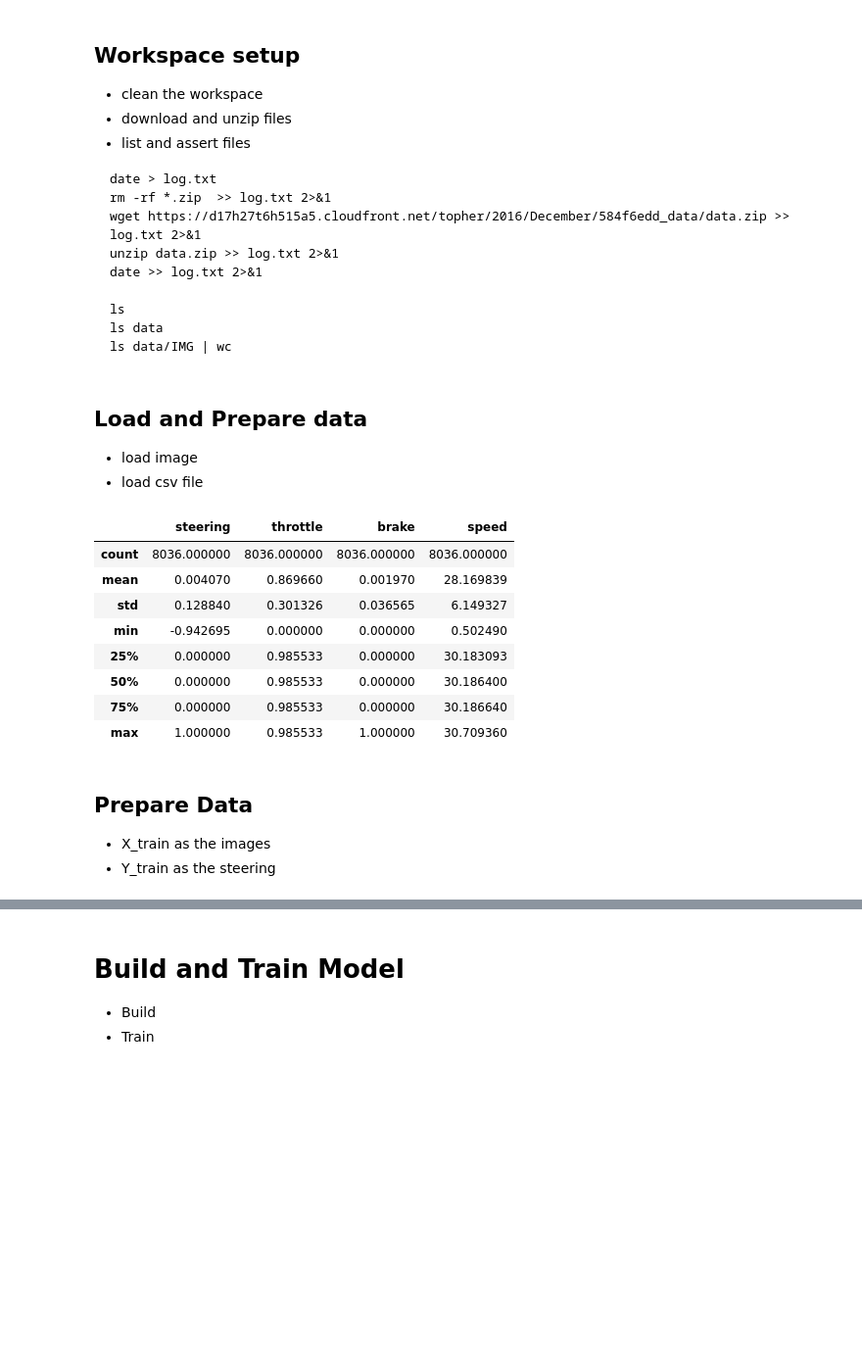
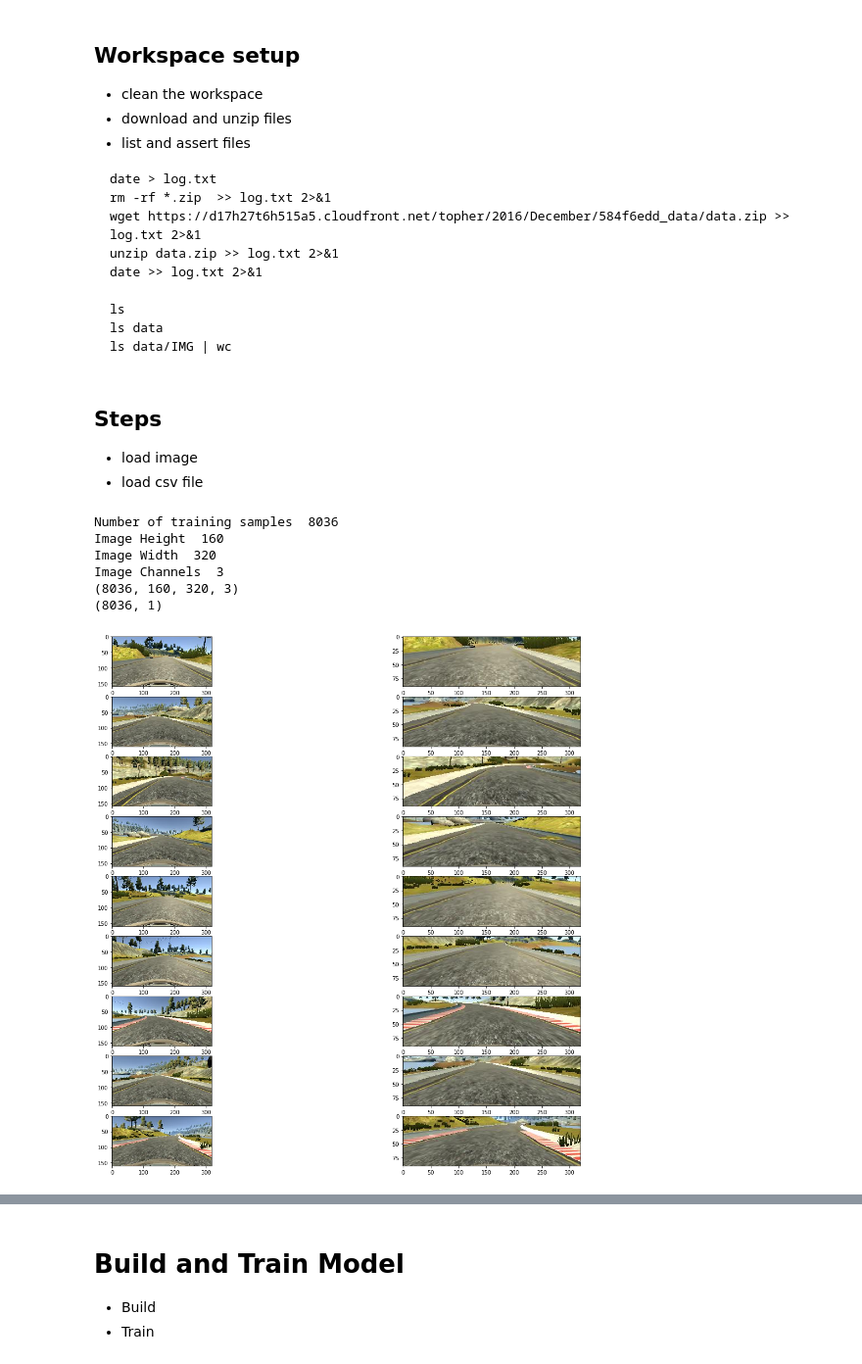
Before and after one commit to kmanicka/CarND-Behavioral-Cloning-P3, a Jupyter notebook: ModelV5.ipynb, the cells around one changed output, grey strips where cells are left out. Shown at 98% size. Drawn from its saved outputs; the diff is of its cells as text; code cells hidden in the pictures; blank space fills up the shorter version.

Commit message:
data generator done

````diff
--- a/ModelV5.ipynb
+++ b/ModelV5.ipynb
@@ -44,7 +44,7 @@ ls data
 ls data/IMG | wc
 ```
 # %% [markdown]
-## Load and Prepare data
+## Steps
 
 * load image
 * load csv file
@@ -56,8 +56,8 @@ from skimage.io import imread_collection
 %matplotlib inline
 
 
-images_raw = imread_collection('../data/IMG/center*',conserve_memory=True)
-driving_log=pd.read_csv('../data/driving_log.csv', sep=',')
+images_raw = imread_collection('data/IMG/center*',conserve_memory=True)
+driving_log=pd.read_csv('data/driving_log.csv', sep=',')
 
 driving_log.describe()
 
@@ -69,44 +69,39 @@ Y_train = np.reshape(Y_train, (Y_train.shape[0],1))
 
 train_n = X_train.shape[0]
 image_height = X_train.shape[1]
 image_width = X_train.shape[2]
 image_channels = X_train.shape[3]
 
 print('Number of training samples ',train_n)
 print('Image Height ',image_height)
 print('Image Width ',image_width)
 print('Image Channels ',image_channels)
 
 print(X_train.shape)
 print(Y_train.shape)
 
 fig=plt.figure(figsize=(20, 20))
 rows,columns = 10,2
 
 i=0
 
 for j in range(1,rows):
     n = np.random.randint(train_n)
 
     i=i+1
     fig.add_subplot(rows, columns, i)
     plt.imshow(X_train[n])
 
     i=i+1
     fig.add_subplot(rows, columns, i)
     plt.imshow(X_train[n,50:140,:,:])
+
+plt.show()
 # %% [output]
-|  | steering | throttle | brake | speed |
-| count | 8036.000000 | 8036.000000 | 8036.000000 | 8036.000000 |
-| mean | 0.004070 | 0.869660 | 0.001970 | 28.169839 |
-| std | 0.128840 | 0.301326 | 0.036565 | 6.149327 |
-| min | -0.942695 | 0.000000 | 0.000000 | 0.502490 |
-| 25% | 0.000000 | 0.985533 | 0.000000 | 30.183093 |
-| 50% | 0.000000 | 0.985533 | 0.000000 | 30.186400 |
-| 75% | 0.000000 | 0.985533 | 0.000000 | 30.186640 |
-| max | 1.000000 | 0.985533 | 1.000000 | 30.709360 |
+Number of training samples  8036
+Image Height  160
+Image Width  320
+Image Channels  3
+(8036, 160, 320, 3)
+(8036, 1)
+[figure, added]
-# %% [markdown]
-## Prepare Data
-
-* X_train as the images
-* Y_train as the steering
````
Also changed, not shown: parts of 4 cells of this notebook, 1 other file.
